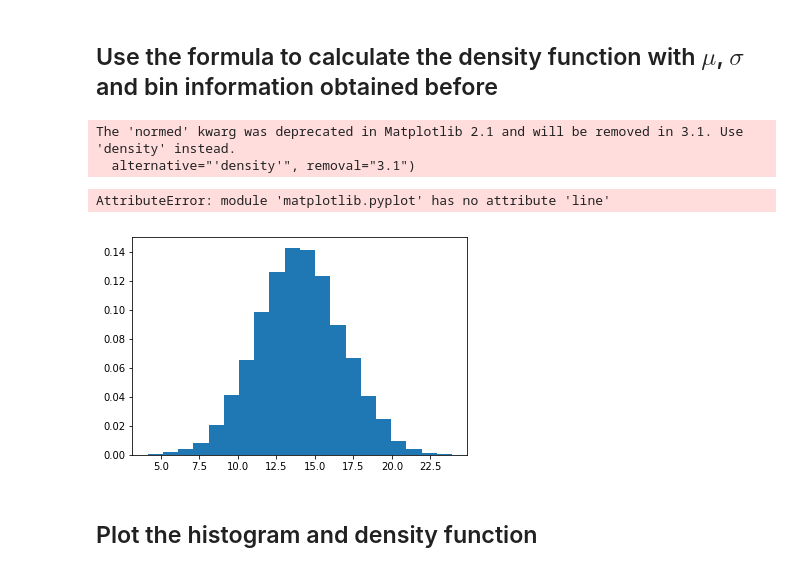
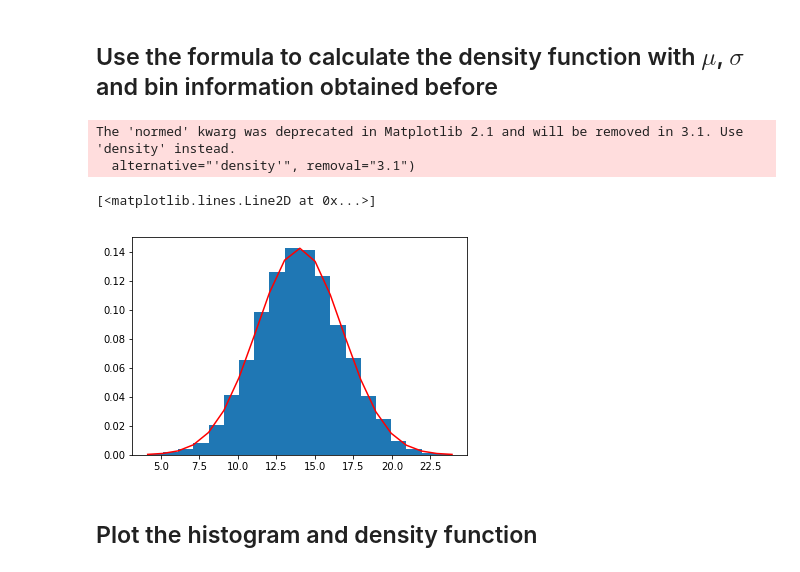
Before and after one commit to Pietrassyk/dsc-normal-distribution-lab-nyc-ds-career-042219, a Jupyter notebook: index.ipynb, the cells around one changed output. Saved outputs shown, nothing was run; the diff lists cells and outputs as text; code cells hidden in the pictures.

```diff
--- a/index.ipynb
+++ b/index.ipynb
@@ -51,17 +51,17 @@ def density(x,mean,sigma):
     e = 2.71828
     therm1 = 1/(sigma* ((2*pi)**0.5))
     therm2 = ((x-mean)**2) / (2*sigma**2)
-    return therm1 * e**(therm2)
+    return therm1 * e**-(therm2)
 # %%
 density_function = [density(x,14,2.8) for x in bins[1]]
 plt.hist(data, bins = 20, normed = True)
-plt.line(bins[1],density_function, color = "r")
+plt.plot(bins[1],density_function, color = "r")
 #np.histogram(data,bins = 20)
 # %% [output]
 The 'normed' kwarg was deprecated in Matplotlib 2.1 and will be removed in 3.1. Use 'density' instead.
   alternative="'density'", removal="3.1")
-AttributeError: module 'matplotlib.pyplot' has no attribute 'line'
+[<matplotlib.lines.Line2D at 0x...>]
-[figure, old version]
+[figure, new version]
 # %% [markdown]
 ## Plot the histogram and density function
 # %%
```
